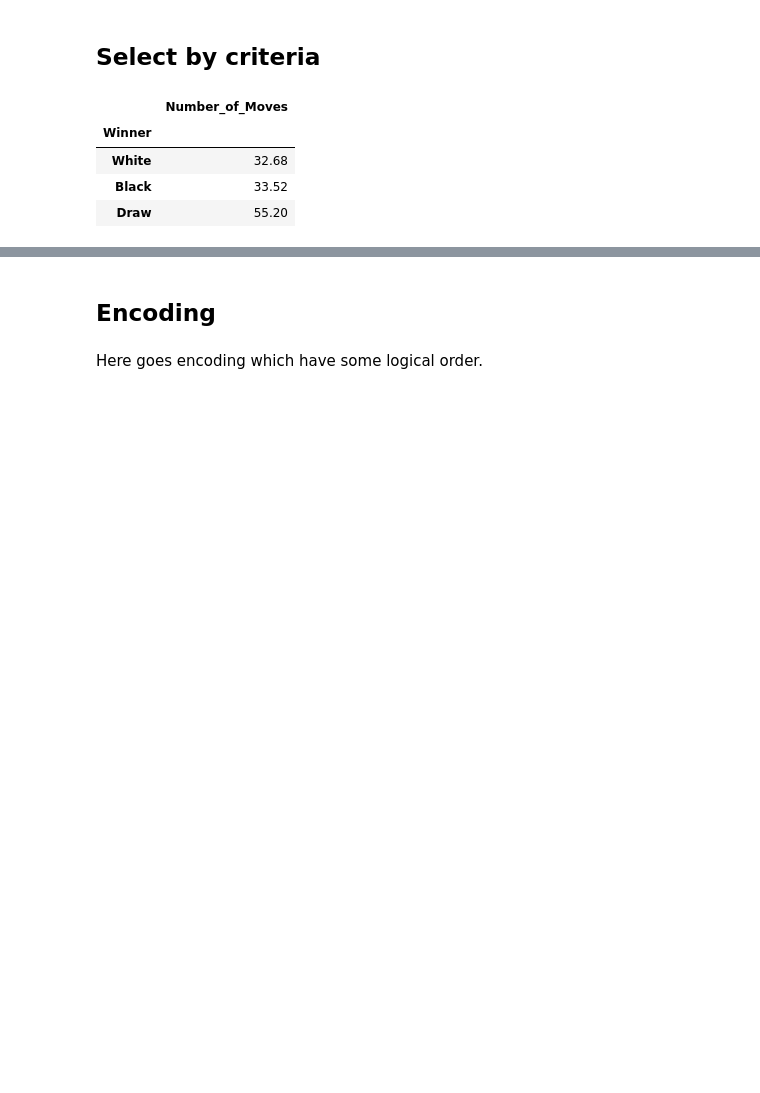
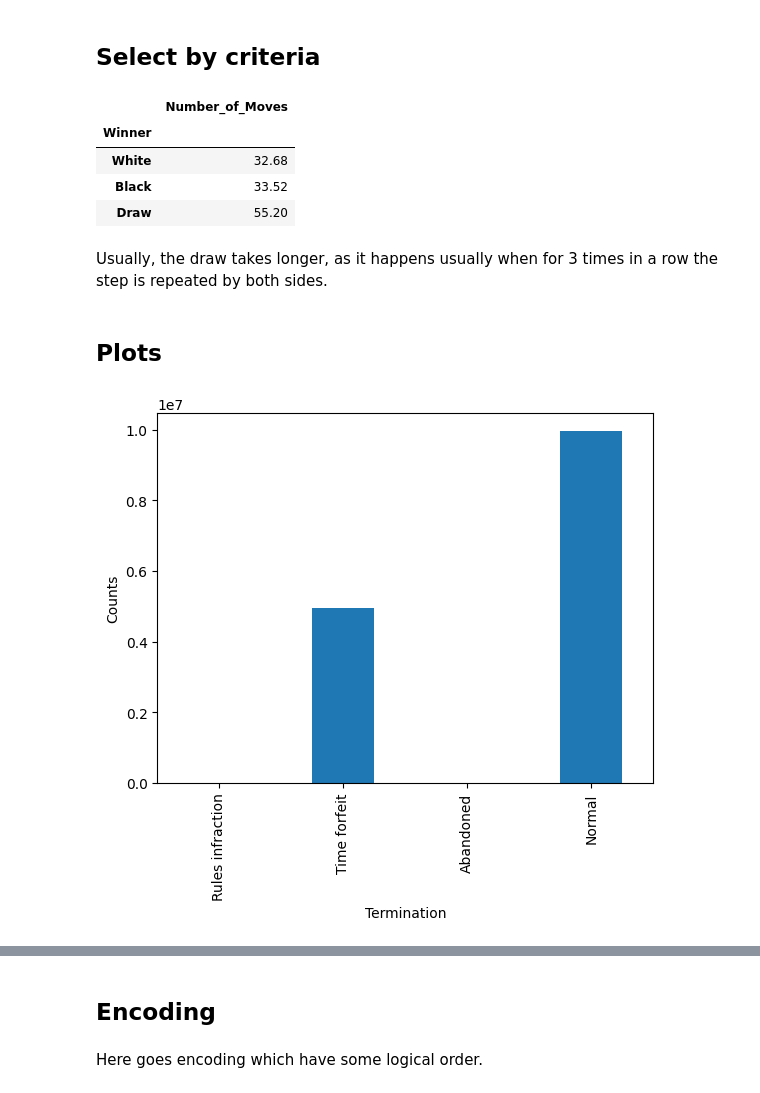
Before and after one commit to Alisizationed/sigmoid_homeworks, a Jupyter notebook: hw_20_dask/Sigmoid_HW_20.ipynb, the cells around one changed output, grey strips where cells are left out. Drawn from its saved outputs; the diff is of its cells as text; code cells hidden in the pictures; blank space fills up the shorter version.

```diff
--- a/hw_20_dask/Sigmoid_HW_20.ipynb
+++ b/hw_20_dask/Sigmoid_HW_20.ipynb
@@ -125,3 +137,16 @@ ddfc.head()
 | White | 32.68 |
 | Black | 33.52 |
 | Draw | 55.20 |
+# %% [markdown]
+Usually, the draw takes longer, as it happens usually when for 3 times in a row the step is repeated by both sides.
+# %% [markdown]
+## **Plots**
+# %%
+counts = ddf["Termination"].value_counts().compute()
+
+counts.plot(kind="bar")
+plt.ylabel("Counts")
+plt.xlabel("Termination")
+plt.show()
+# %% [output]
+[figure, added]
```
Also changed, not shown: parts of 25 cells of this notebook.
